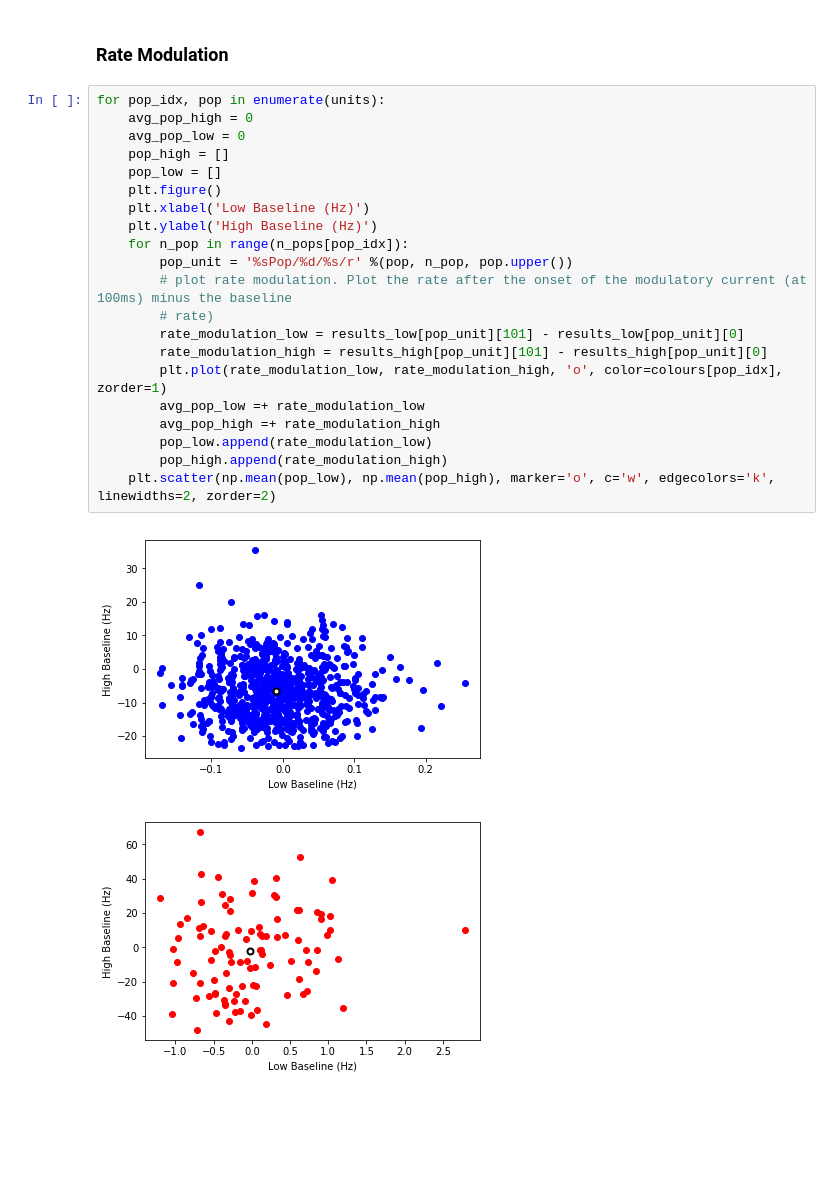
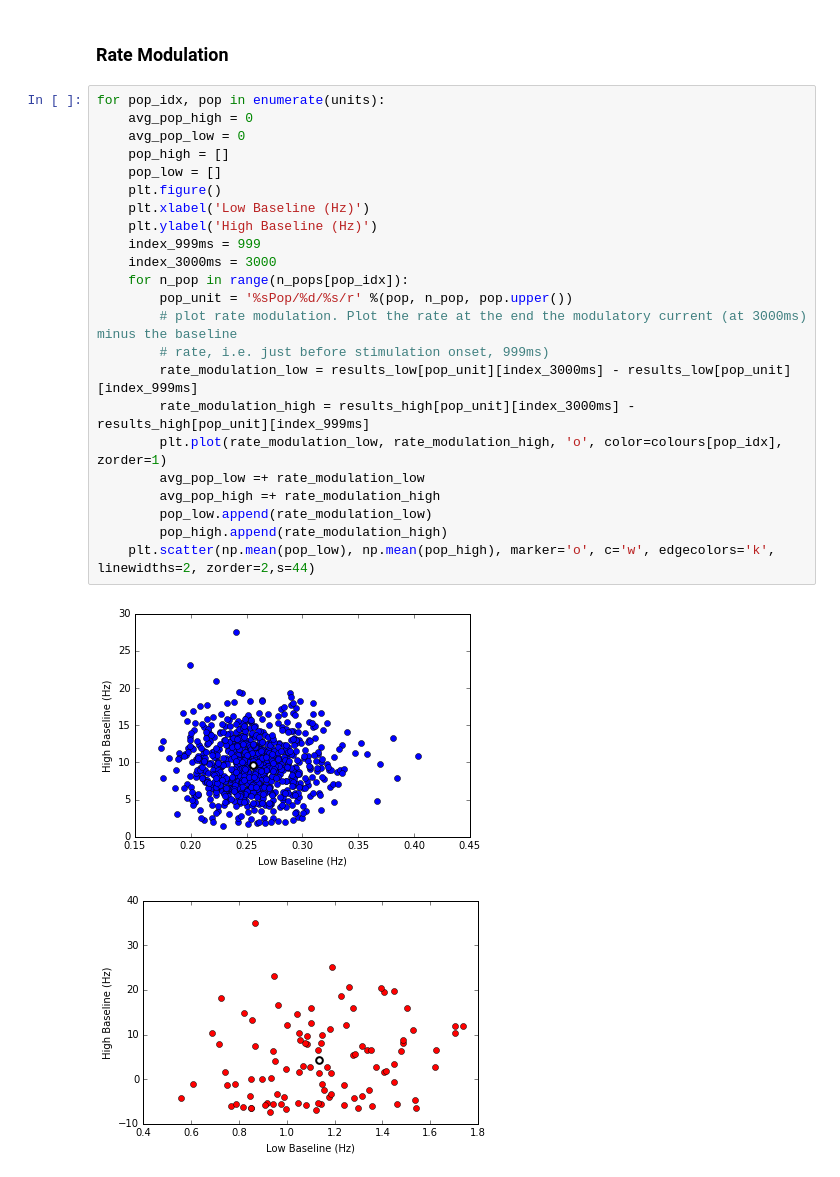
Before and after one commit to OpenSourceBrain/del-Molino2017, a Jupyter notebook: notebooks/Figures.ipynb, the cells around one changed output. Saved outputs shown, nothing was run; the diff lists cells and outputs as text; blank space fills up the shorter version.

Commit message:
Fix issue with rate modulation plots
Have a look at notebook @JessyD

```diff
--- a/notebooks/Figures.ipynb
+++ b/notebooks/Figures.ipynb
@@ -221,24 +221,26 @@ for pop_idx, pop in enumerate(units):
 # %%
 for pop_idx, pop in enumerate(units):
     avg_pop_high = 0
     avg_pop_low = 0
     pop_high = []
     pop_low = []
     plt.figure()
     plt.xlabel('Low Baseline (Hz)')
     plt.ylabel('High Baseline (Hz)')
+    index_999ms = 999
+    index_3000ms = 3000
     for n_pop in range(n_pops[pop_idx]):
         pop_unit = '%sPop/%d/%s/r' %(pop, n_pop, pop.upper())
-        # plot rate modulation. Plot the rate after the onset of the modulatory current (at 100ms) minus the baseline
-        # rate)
-        rate_modulation_low = results_low[pop_unit][101] - results_low[pop_unit][0]
-        rate_modulation_high = results_high[pop_unit][101] - results_high[pop_unit][0]
+        # plot rate modulation. Plot the rate at the end the modulatory current (at 3000ms) minus the baseline
+        # rate, i.e. just before stimulation onset, 999ms)
+        rate_modulation_low = results_low[pop_unit][index_3000ms] - results_low[pop_unit][index_999ms]
+        rate_modulation_high = results_high[pop_unit][index_3000ms] - results_high[pop_unit][index_999ms]
         plt.plot(rate_modulation_low, rate_modulation_high, 'o', color=colours[pop_idx], zorder=1)
         avg_pop_low =+ rate_modulation_low
         avg_pop_high =+ rate_modulation_high
         pop_low.append(rate_modulation_low)
         pop_high.append(rate_modulation_high)
-    plt.scatter(np.mean(pop_low), np.mean(pop_high), marker='o', c='w', edgecolors='k', linewidths=2, zorder=2)
+    plt.scatter(np.mean(pop_low), np.mean(pop_high), marker='o', c='w', edgecolors='k', linewidths=2, zorder=2,s=44)
 # %% [output]
-[figure, old version]
+[figure, new version]
-[figure, old version]
+[figure, new version]
```
Also changed, not shown: parts of 9 cells of this notebook, 3 other files.
